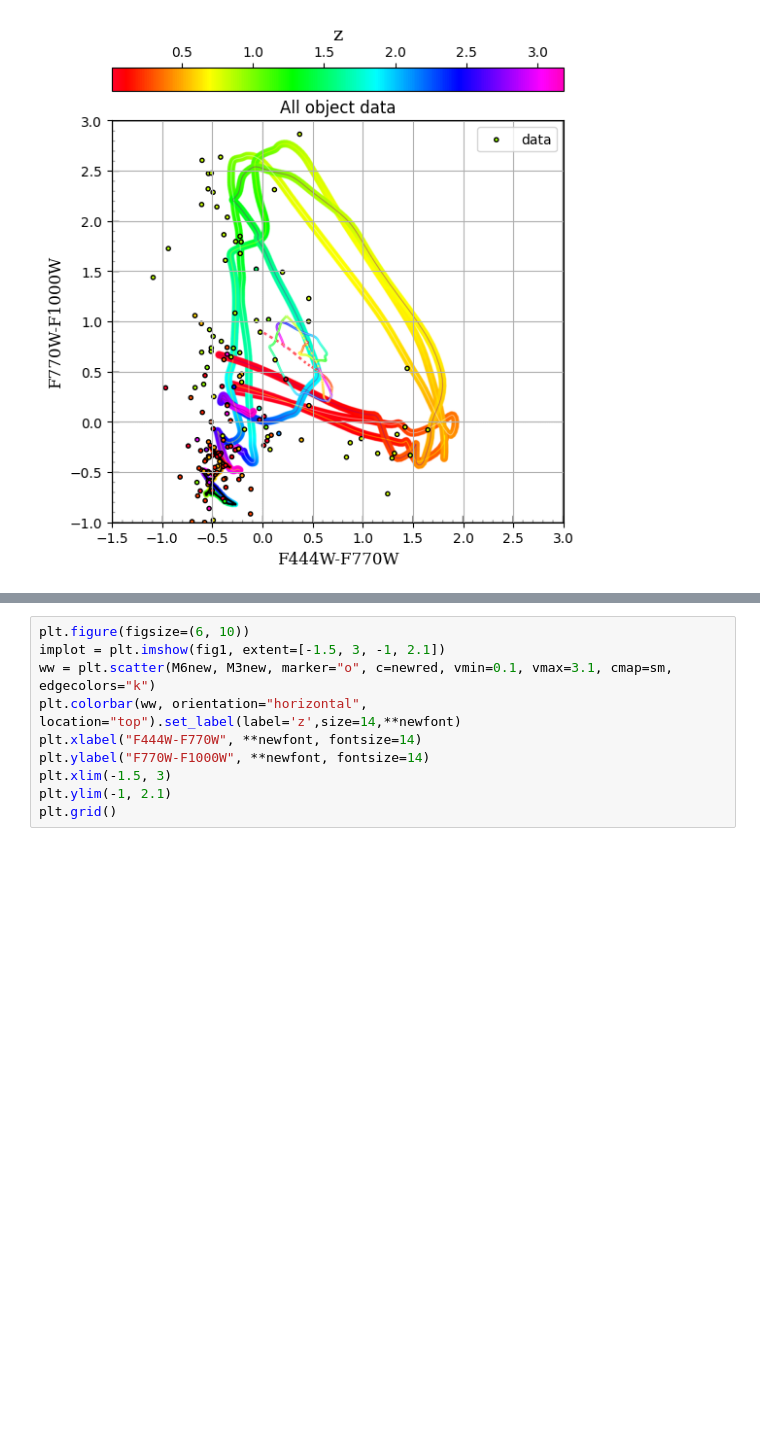
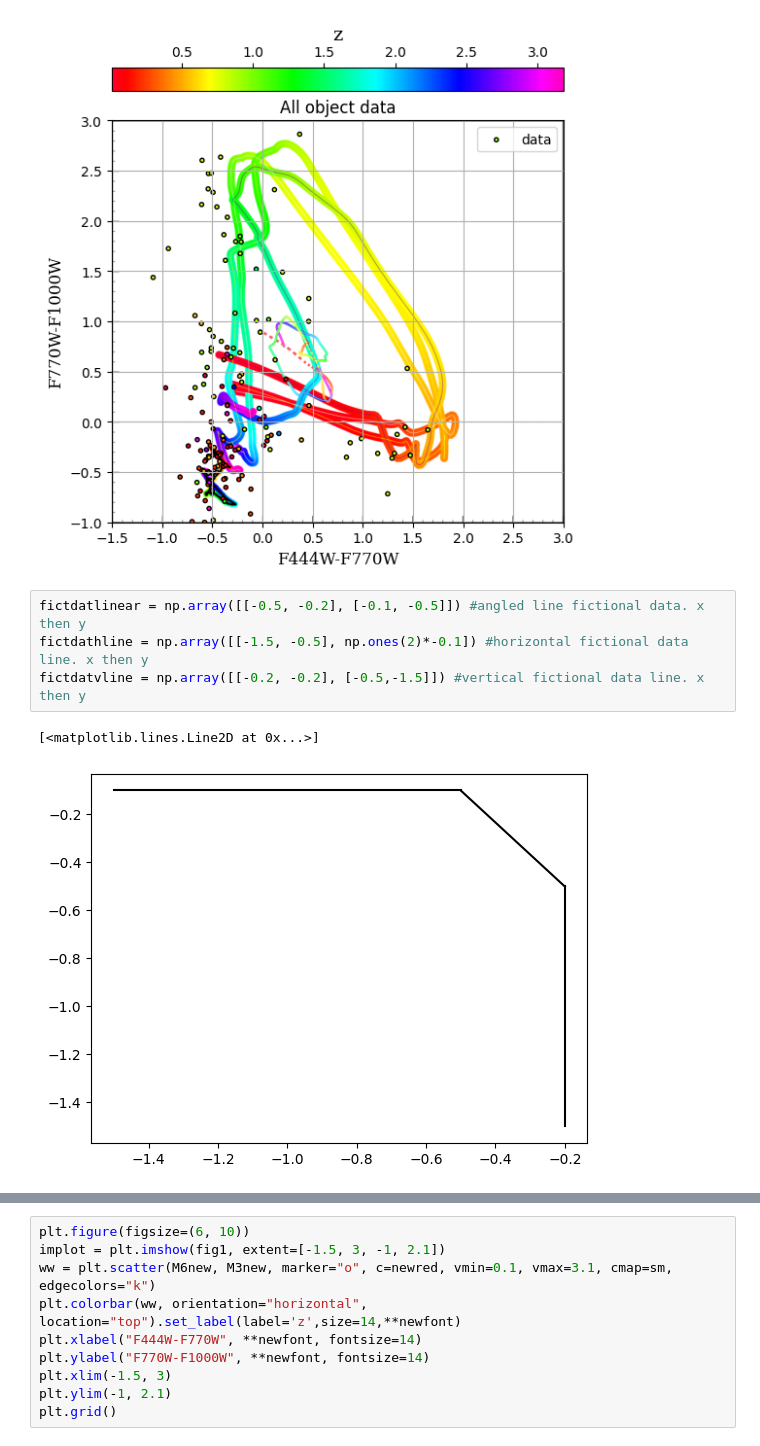
Before and after one commit to StellaWasTaken/1st-year-project, a Jupyter notebook: CSFG data results.ipynb, the cells around one changed output, grey strips where cells are left out. Saved outputs shown, nothing was run; the diff lists cells and outputs as text; blank space fills up the shorter version.

```diff
--- a/CSFG data results.ipynb
+++ b/CSFG data results.ipynb
@@ -80,3 +80,10 @@ plt.legend()
 plt.grid()
 # %% [output]
 [figure]
+# %%
+fictdatlinear = np.array([[-0.5, -0.2], [-0.1, -0.5]]) #angled line fictional data. x then y
+fictdathline = np.array([[-1.5, -0.5], np.ones(2)*-0.1]) #horizontal fictional data line. x then y
+fictdatvline = np.array([[-0.2, -0.2], [-0.5,-1.5]]) #vertical fictional data line. x then y
+# %% [output]
+[<matplotlib.lines.Line2D at 0x...>]
+[figure, added]
```
Also changed, not shown: parts of 2 cells of this notebook.
